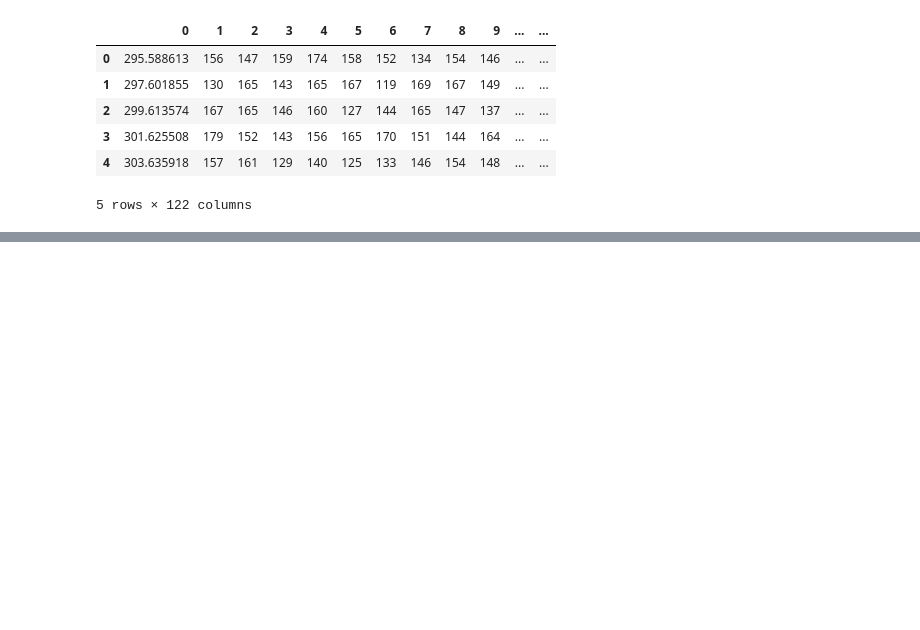
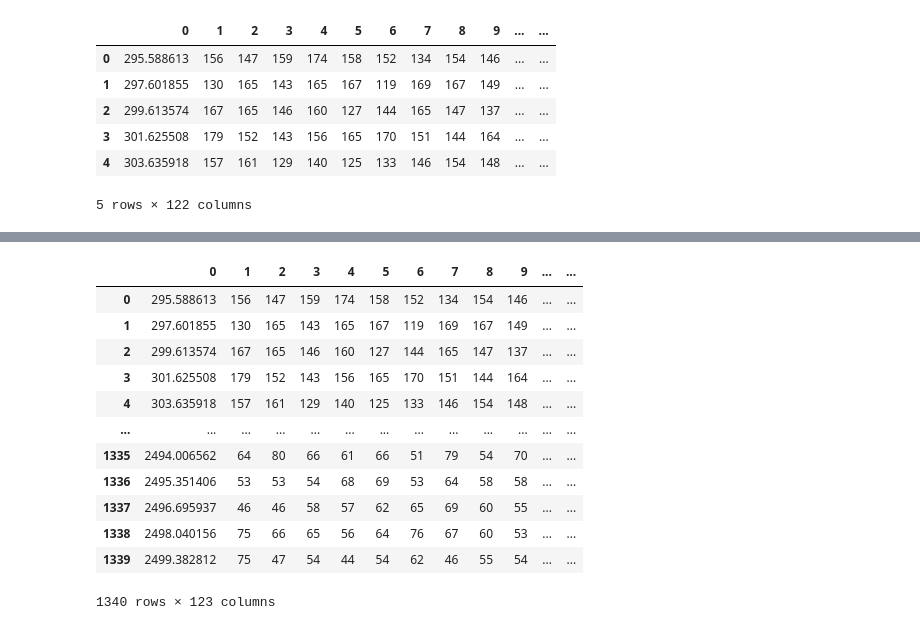
Before and after one commit to moria5161/Ramancloud, a Jupyter notebook: samples/tmp.ipynb, the cells around one changed output, grey strips where cells are left out. Saved outputs shown, nothing was run; the diff lists cells and outputs as text; code cells hidden in the pictures; blank space fills up the shorter version.

```diff
--- a/samples/tmp.ipynb
+++ b/samples/tmp.ipynb
@@ -89,0 +124,16 @@ df.head()
+# %%
+data2
+# %% [output]
+|  | 0 | 1 | 2 | 3 | 4 | 5 | 6 | 7 | 8 | 9 | ... | ... |
+| 0 | 295.588613 | 156 | 147 | 159 | 174 | 158 | 152 | 134 | 154 | 146 | ... | ... |
+| 1 | 297.601855 | 130 | 165 | 143 | 165 | 167 | 119 | 169 | 167 | 149 | ... | ... |
+| 2 | 299.613574 | 167 | 165 | 146 | 160 | 127 | 144 | 165 | 147 | 137 | ... | ... |
+| 3 | 301.625508 | 179 | 152 | 143 | 156 | 165 | 170 | 151 | 144 | 164 | ... | ... |
+| 4 | 303.635918 | 157 | 161 | 129 | 140 | 125 | 133 | 146 | 154 | 148 | ... | ... |
+| ... | ... | ... | ... | ... | ... | ... | ... | ... | ... | ... | ... | ... |
+| 1335 | 2494.006562 | 64 | 80 | 66 | 61 | 66 | 51 | 79 | 54 | 70 | ... | ... |
+| 1336 | 2495.351406 | 53 | 53 | 54 | 68 | 69 | 53 | 64 | 58 | 58 | ... | ... |
+| 1337 | 2496.695937 | 46 | 46 | 58 | 57 | 62 | 65 | 69 | 60 | 55 | ... | ... |
+| 1338 | 2498.040156 | 75 | 66 | 65 | 56 | 64 | 76 | 67 | 60 | 53 | ... | ... |
+| 1339 | 2499.382812 | 75 | 47 | 54 | 44 | 54 | 62 | 46 | 55 | 54 | ... | ... |
+1340 rows × 123 columns
```
Also changed, not shown: parts of 20 cells of this notebook, 14 other files.
